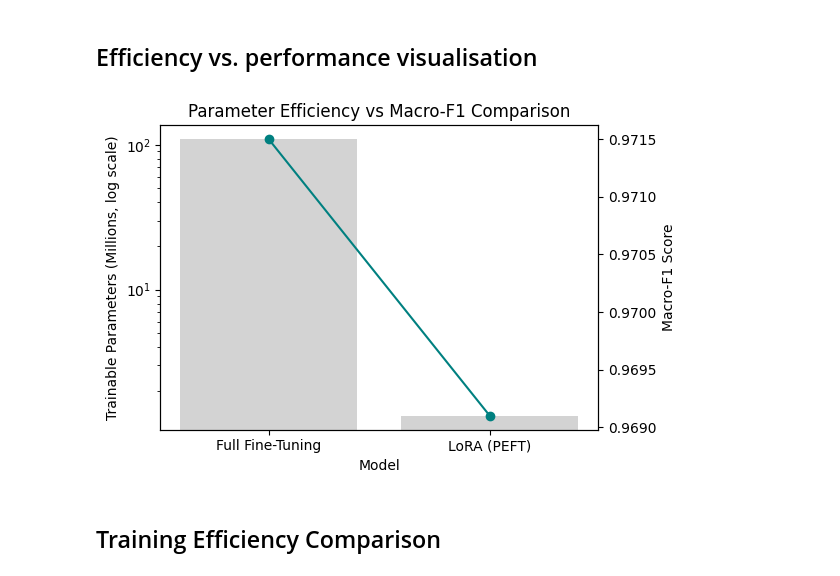
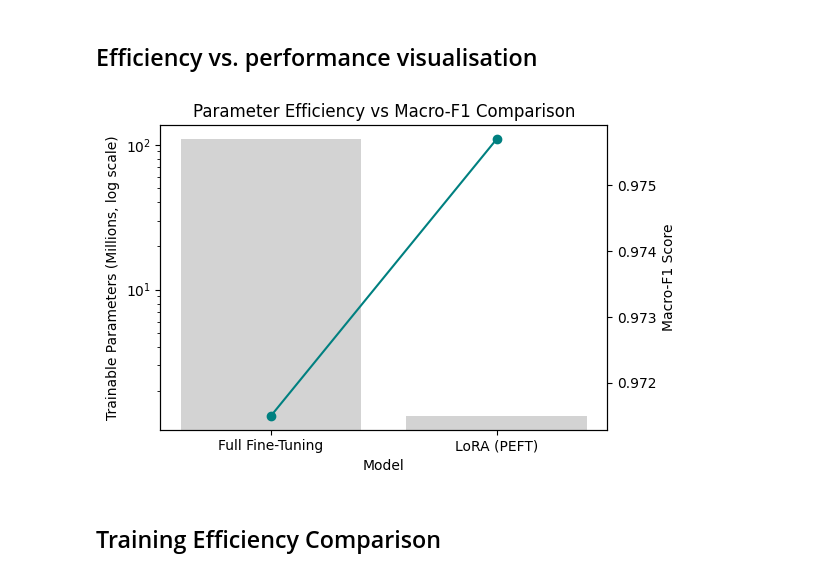
Before and after one commit to kenteobx/Efficient-Financial-Sentiment-Classification-Using-FinBERT-and-LoRA, a Jupyter notebook: main.ipynb, the cells around one changed output. Cells and saved outputs as stored; diff of their text form; code cells hidden in the pictures.

```diff
--- a/main.ipynb
+++ b/main.ipynb
@@ -460,23 +454,23 @@ plt.show()
 # %%
 models = ["Full Fine-Tuning", "LoRA (PEFT)"]
 params_m = [109.48, 1.34]
-f1 = [0.9715, 0.9691]
+f1 = [0.9715, 0.9757]
 
 fig, ax1 = plt.subplots(figsize=(6,4))
 ax1.bar(models, params_m, color="lightgray")
 ax1.set_yscale('log')
 ax1.set_ylabel("Trainable Parameters (Millions, log scale)")
 ax1.set_xlabel("Model")
 
 ax2 = ax1.twinx()
 ax2.plot(models, f1, color="teal", marker='o', label="Macro-F1")
 ax2.set_ylabel("Macro-F1 Score")
 
 plt.title("Parameter Efficiency vs Macro-F1 Comparison")
 plt.tight_layout()
 plt.show()
 # %% [output]
-[figure, old version]
+[figure, new version]
 # %% [markdown]
 ## Training Efficiency Comparison
 # %%
```
Also changed, not shown: parts of 10 cells of this notebook, 1 other file.
